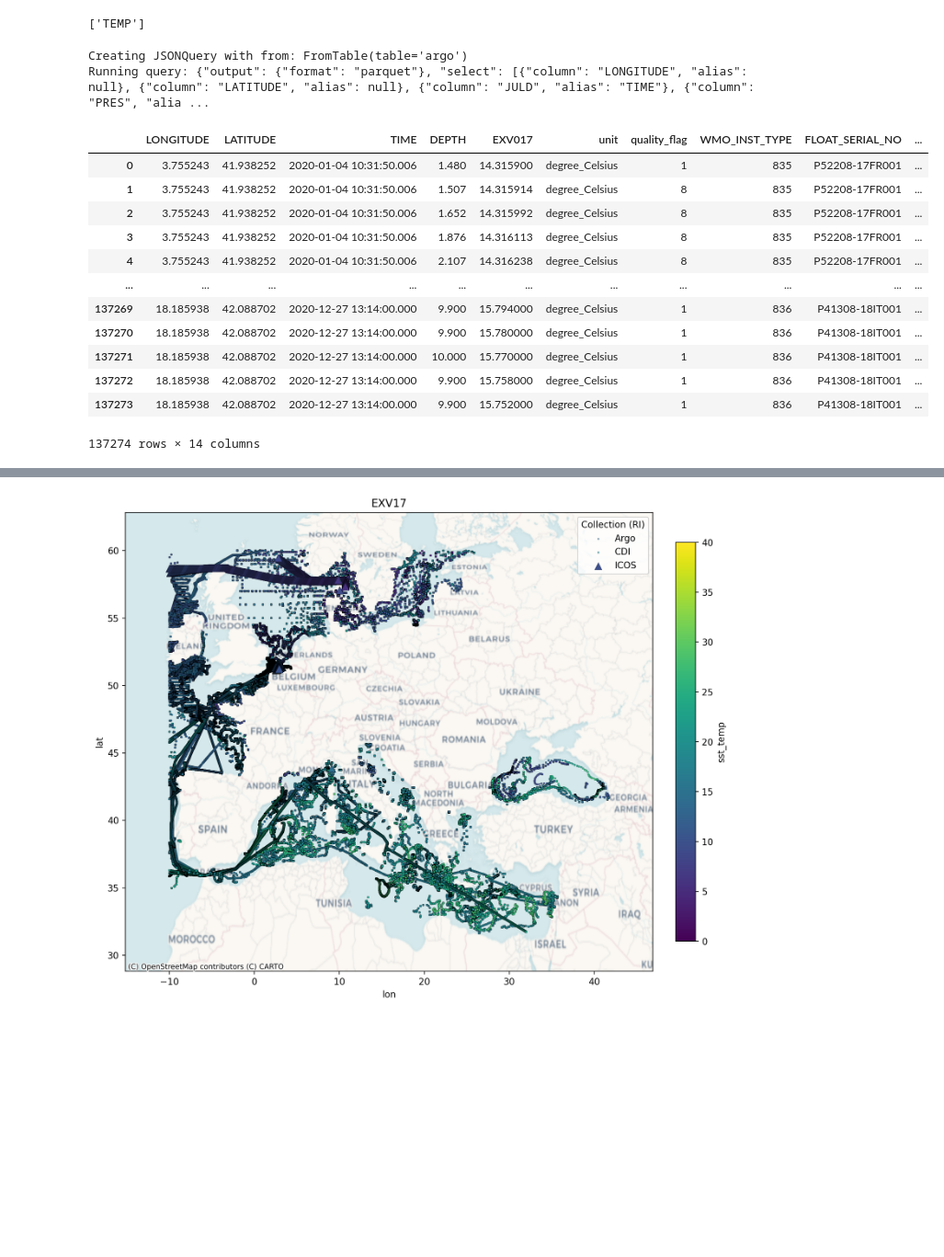
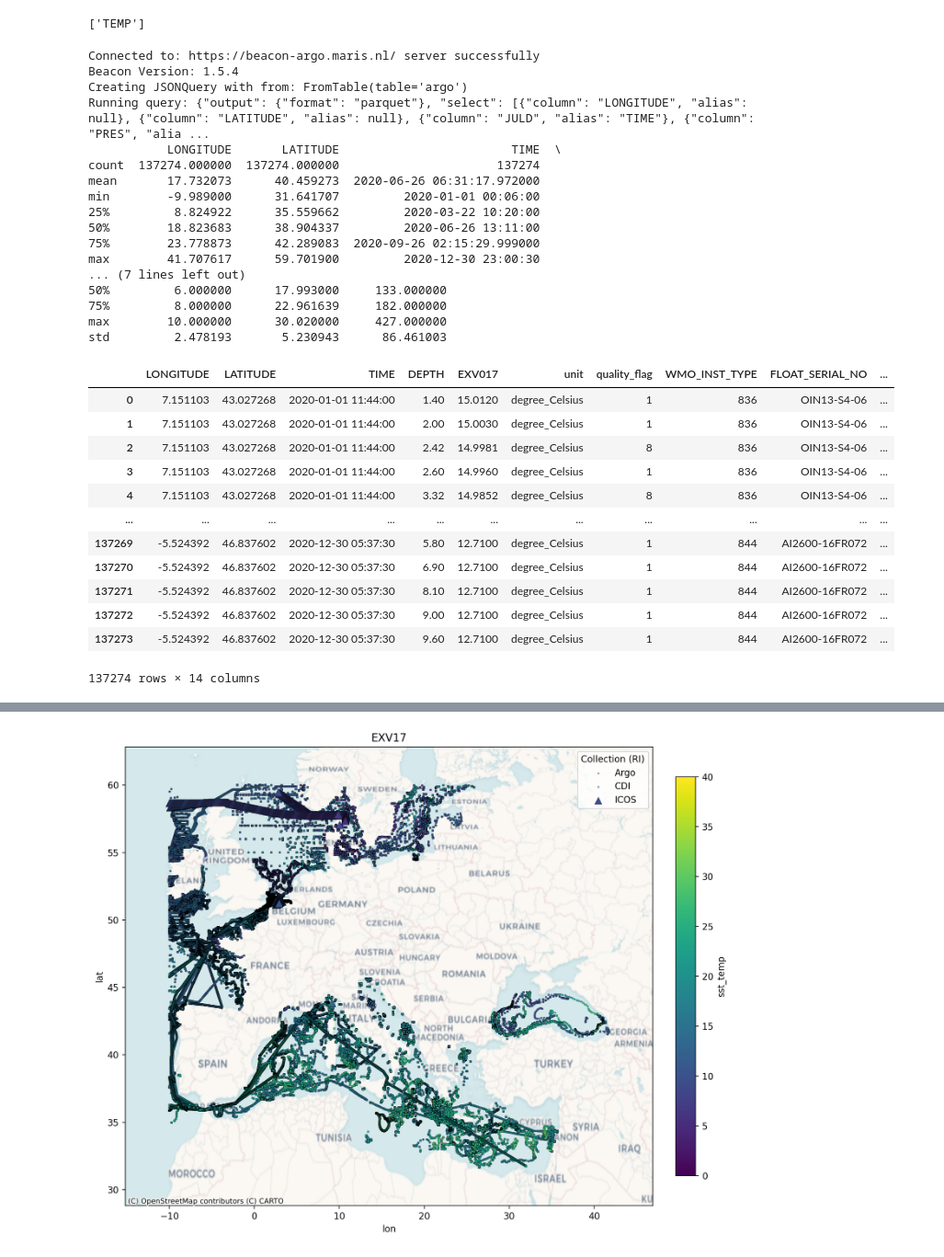
Before and after one commit to QCDIS/ECVs, a Jupyter notebook: codebase/ECV17.ipynb, the cells around one changed output, grey strips where cells are left out. Shown at 92% size. Drawn from its saved outputs; the diff is of its cells as text; code cells hidden in the pictures; blank space fills up the shorter version.

```diff
--- a/codebase/ECV17.ipynb
+++ b/codebase/ECV17.ipynb
@@ -107,8 +179,13 @@ SPARQL query to retrieve the Argo parameters related to EXV
 def execute_sparql_query(endpoint, sparql_query):
     response = requests.get(
         endpoint,
-        params={"query": sparql_query, "format": "application/sparql-results+json"},
-        headers={"Accept": "application/sparql-results+json"}
+        params={
+            "query": sparql_query,
+            "format": "application/sparql-results+json"
+        },
+        headers={
+            "Accept": "application/sparql-results+json"
+        }
     )
 
     response.raise_for_status()
@@ -171,50 +248,69 @@ argo_variable
 # %% [output]
 ['TEMP']
 # %%
+argo_client = Client("https://beacon-argo.maris.nl", jwt_token=BEACON_TOKEN)
+
 argo_tables = argo_client.list_tables()
 
 df_argo = (
         argo_tables["argo"]
         .query()
         .add_select_column("LONGITUDE")
         .add_select_column("LATITUDE")
         .add_select_column("JULD", "TIME")
         .add_select_column("PRES", "DEPTH")
-        .add_select_coalesced(argo_variable, exv_variable)
+        .add_select_coalesced(argo_variable, param_exv_variable)
         .add_select_column("TEMP.units", 'unit')
         .add_select_column("TEMP_QC", 'quality_flag')
         .add_select_column("WMO_INST_TYPE")
         .add_select_column("FLOAT_SERIAL_NO")
         .add_select_column("CYCLE_NUMBER")
         .add_select_column("PLATFORM_TYPE")
         .add_select_column("PLATFORM_NUMBER")
         .add_select_column("DATA_TYPE")
-        .add_range_filter("TIME", time[0], time[1])
-        .add_range_filter("DEPTH", depth[0], depth[1])
-        .add_range_filter("LONGITUDE", region[0], region[1])
-        .add_range_filter("LATITUDE", region[2], region[3])
-        .add_is_not_null_filter(exv_variable)
+        .add_range_filter("TIME",      param_time[0],   param_time[1])
+        .add_range_filter("DEPTH",     param_depth[0],  param_depth[1])
+        .add_range_filter("LONGITUDE", param_region[0], param_region[1])
+        .add_range_filter("LATITUDE",  param_region[2], param_region[3])
+        .add_is_not_null_filter(param_exv_variable)
         .add_filter(OrFilter([EqualsFilter('quality_flag', '1'), EqualsFilter('quality_flag', '2'),
                               EqualsFilter('quality_flag', '5'), EqualsFilter('quality_flag', '8')]))
         .to_pandas_dataframe()
     )
 
 df_argo['RI'] = "Argo"
+
+print(df_argo.describe())
 df_argo
 # %% [output]
+Connected to: https://beacon-argo.maris.nl/ server successfully
+Beacon Version: 1.5.4
 Creating JSONQuery with from: FromTable(table='argo')
 Running query: {"output": {"format": "parquet"}, "select": [{"column": "LONGITUDE", "alias": null}, {"column": "LATITUDE", "alias": null}, {"column": "JULD", "alias": "TIME"}, {"column": "PRES", "alia ...
+           LONGITUDE       LATITUDE                        TIME  \
+count  137274.000000  137274.000000                      137274
+mean       17.732073      40.459273  2020-06-26 06:31:17.972000
+min        -9.989000      31.641707         2020-01-01 00:06:00
+25%         8.824922      35.559662         2020-03-22 10:20:00
+50%        18.823683      38.904337         2020-06-26 13:11:00
+75%        23.778873      42.289083  2020-09-26 02:15:29.999000
+max        41.707617      59.701900         2020-12-30 23:00:30
+... (7 lines left out)
+50%         6.000000      17.993000     133.000000
+75%         8.000000      22.961639     182.000000
+max        10.000000      30.020000     427.000000
+std         2.478193       5.230943      86.461003
 |  | LONGITUDE | LATITUDE | TIME | DEPTH | EXV017 | unit | quality_flag | WMO_INST_TYPE | FLOAT_SERIAL_NO | ... |
-| 0 | 3.755243 | 41.938252 | 2020-01-04 10:31:50.006 | 1.480 | 14.315900 | degree_Celsius | 1 | 835 | P52208-17FR001 | ... |
-| 1 | 3.755243 | 41.938252 | 2020-01-04 10:31:50.006 | 1.507 | 14.315914 | degree_Celsius | 8 | 835 | P52208-17FR001 | ... |
-| 2 | 3.755243 | 41.938252 | 2020-01-04 10:31:50.006 | 1.652 | 14.315992 | degree_Celsius | 8 | 835 | P52208-17FR001 | ... |
-| 3 | 3.755243 | 41.938252 | 2020-01-04 10:31:50.006 | 1.876 | 14.316113 | degree_Celsius | 8 | 835 | P52208-17FR001 | ... |
-| 4 | 3.755243 | 41.938252 | 2020-01-04 10:31:50.006 | 2.107 | 14.316238 | degree_Celsius | 8 | 835 | P52208-17FR001 | ... |
+| 0 | 7.151103 | 43.027268 | 2020-01-01 11:44:00 | 1.40 | 15.0120 | degree_Celsius | 1 | 836 | OIN13-S4-06 | ... |
+| 1 | 7.151103 | 43.027268 | 2020-01-01 11:44:00 | 2.00 | 15.0030 | degree_Celsius | 1 | 836 | OIN13-S4-06 | ... |
+| 2 | 7.151103 | 43.027268 | 2020-01-01 11:44:00 | 2.42 | 14.9981 | degree_Celsius | 8 | 836 | OIN13-S4-06 | ... |
+| 3 | 7.151103 | 43.027268 | 2020-01-01 11:44:00 | 2.60 | 14.9960 | degree_Celsius | 1 | 836 | OIN13-S4-06 | ... |
+| 4 | 7.151103 | 43.027268 | 2020-01-01 11:44:00 | 3.32 | 14.9852 | degree_Celsius | 8 | 836 | OIN13-S4-06 | ... |
 | ... | ... | ... | ... | ... | ... | ... | ... | ... | ... | ... |
-| 137269 | 18.185938 | 42.088702 | 2020-12-27 13:14:00.000 | 9.900 | 15.794000 | degree_Celsius | 1 | 836 | P41308-18IT001 | ... |
-| 137270 | 18.185938 | 42.088702 | 2020-12-27 13:14:00.000 | 9.900 | 15.780000 | degree_Celsius | 1 | 836 | P41308-18IT001 | ... |
-| 137271 | 18.185938 | 42.088702 | 2020-12-27 13:14:00.000 | 10.000 | 15.770000 | degree_Celsius | 1 | 836 | P41308-18IT001 | ... |
-| 137272 | 18.185938 | 42.088702 | 2020-12-27 13:14:00.000 | 9.900 | 15.758000 | degree_Celsius | 1 | 836 | P41308-18IT001 | ... |
-| 137273 | 18.185938 | 42.088702 | 2020-12-27 13:14:00.000 | 9.900 | 15.752000 | degree_Celsius | 1 | 836 | P41308-18IT001 | ... |
+| 137269 | -5.524392 | 46.837602 | 2020-12-30 05:37:30 | 5.80 | 12.7100 | degree_Celsius | 1 | 844 | AI2600-16FR072 | ... |
+| 137270 | -5.524392 | 46.837602 | 2020-12-30 05:37:30 | 6.90 | 12.7100 | degree_Celsius | 1 | 844 | AI2600-16FR072 | ... |
+| 137271 | -5.524392 | 46.837602 | 2020-12-30 05:37:30 | 8.10 | 12.7100 | degree_Celsius | 1 | 844 | AI2600-16FR072 | ... |
+| 137272 | -5.524392 | 46.837602 | 2020-12-30 05:37:30 | 9.00 | 12.7100 | degree_Celsius | 1 | 844 | AI2600-16FR072 | ... |
+| 137273 | -5.524392 | 46.837602 | 2020-12-30 05:37:30 | 9.60 | 12.7100 | degree_Celsius | 1 | 844 | AI2600-16FR072 | ... |
 137274 rows × 14 columns
 # %%
```
Also changed, not shown: parts of 9 cells of this notebook, 1 other file.
